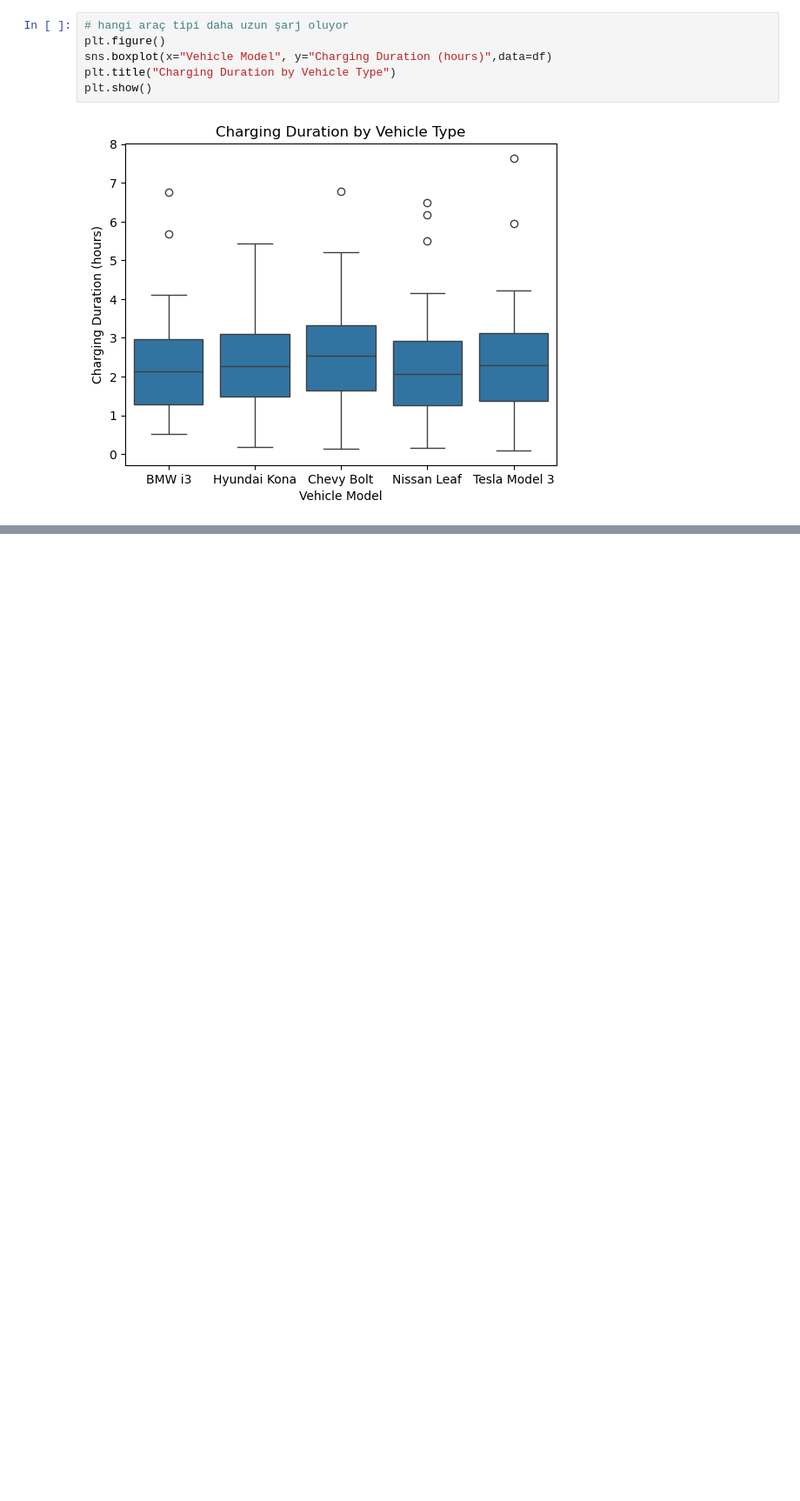
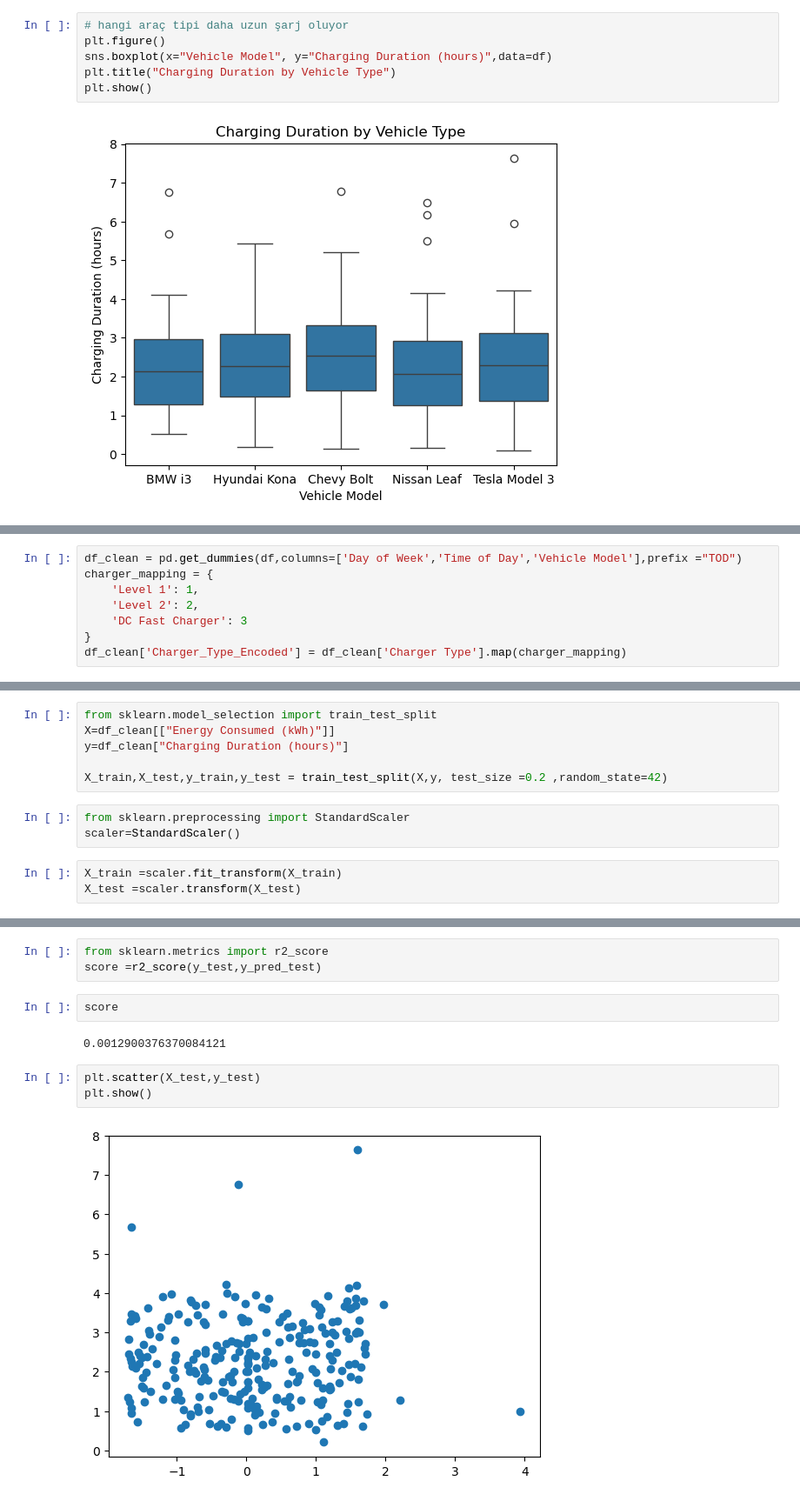
Before and after one commit to talhadmrl/Daily-Notebooks, a Jupyter notebook: Untitled.ipynb, the cells around one changed output, grey strips where cells are left out. Shown at 87% size. Saved outputs shown, nothing was run; the diff lists cells and outputs as text; blank space fills up the shorter version.

```diff
--- a/Untitled.ipynb
+++ b/Untitled.ipynb
@@ -172,0 +215,8 @@ plt.show()
+# %%
+df_clean = pd.get_dummies(df,columns=['Day of Week','Time of Day','Vehicle Model'],prefix ="TOD")
+charger_mapping = {
+    'Level 1': 1,
+    'Level 2': 2,
+    'DC Fast Charger': 3
+}
+df_clean['Charger_Type_Encoded'] = df_clean['Charger Type'].map(charger_mapping)
@@ -172,0 +241,12 @@ plt.show()
+# %%
+from sklearn.model_selection import train_test_split
+X=df_clean[["Energy Consumed (kWh)"]]
+y=df_clean["Charging Duration (hours)"]
+
+X_train,X_test,y_train,y_test = train_test_split(X,y, test_size =0.2 ,random_state=42)
+# %%
+from sklearn.preprocessing import StandardScaler
+scaler=StandardScaler()
+# %%
+X_train =scaler.fit_transform(X_train)
+X_test =scaler.transform(X_test)
@@ -172,0 +280,12 @@ plt.show()
+# %%
+from sklearn.metrics import r2_score
+score =r2_score(y_test,y_pred_test)
+# %%
+score
+# %% [output]
+0.0012900376370084121
+# %%
+plt.scatter(X_test,y_test)
+plt.show()
+# %% [output]
+[figure, added]
```
Also changed, not shown: parts of 14 cells of this notebook.
